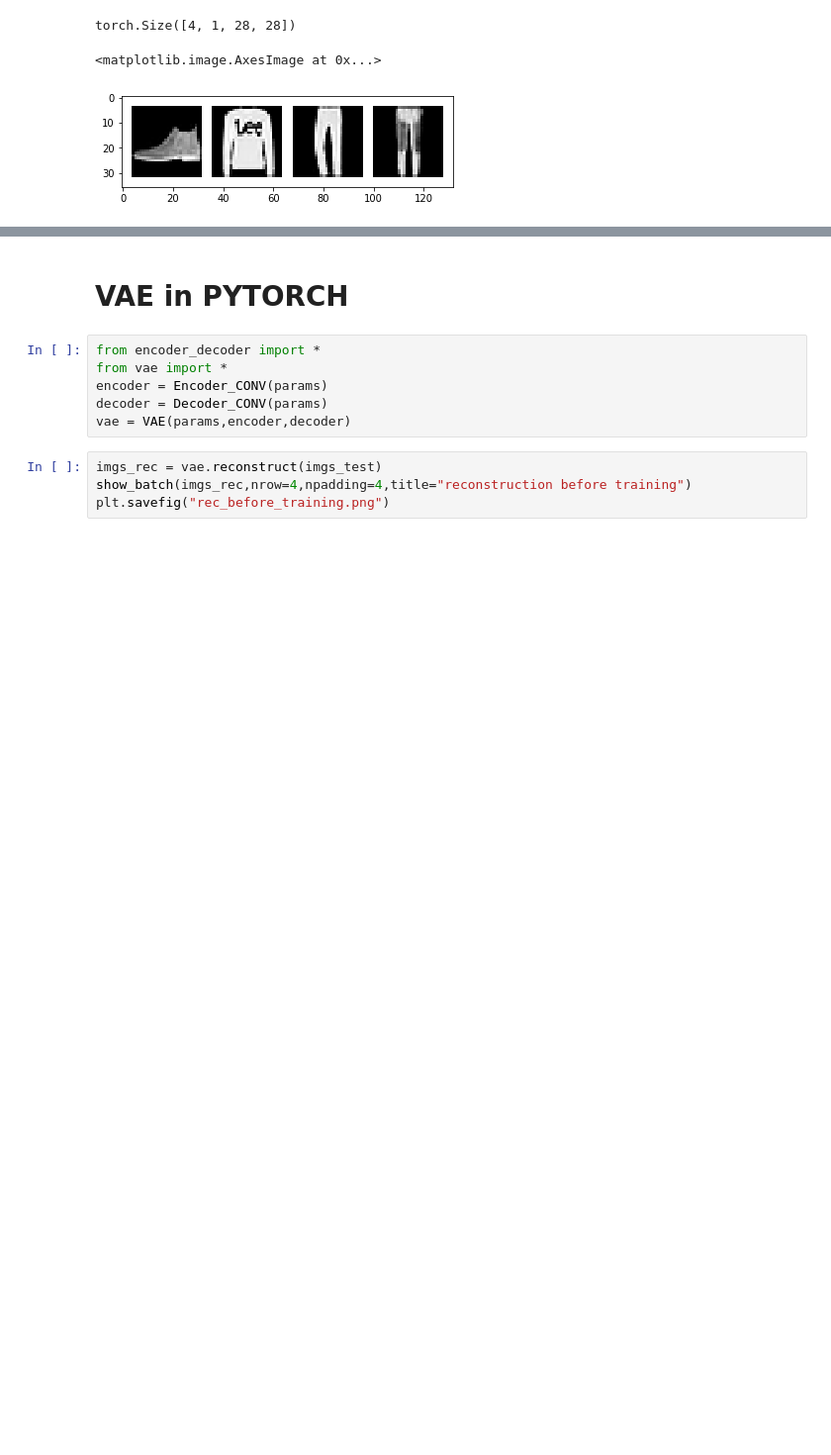
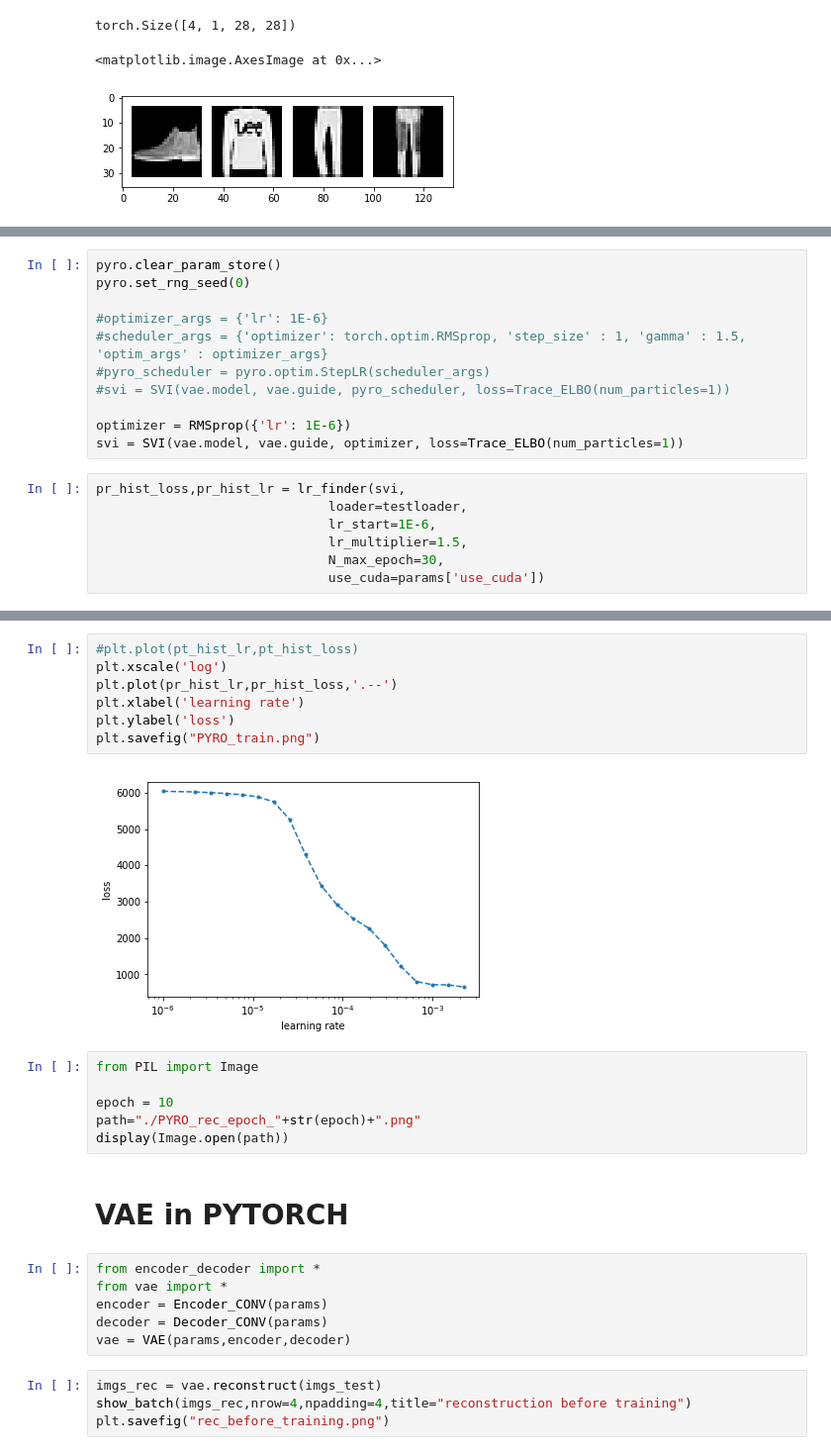
Before and after one commit to dalessioluca/VAE_PYRO, a Jupyter notebook: MAIN.ipynb, the cells around one changed output, grey strips where cells are left out. Shown at 99% size. Cells and saved outputs as stored; diff of their text form; blank space fills up the shorter version.

Commit message:
lr_range_finder works

```diff
--- a/MAIN.ipynb
+++ b/MAIN.ipynb
@@ -55,0 +80,18 @@ torch.Size([4, 1, 28, 28])
+# %%
+pyro.clear_param_store()
+pyro.set_rng_seed(0)
+
+#optimizer_args = {'lr': 1E-6}
+#scheduler_args = {'optimizer': torch.optim.RMSprop, 'step_size' : 1, 'gamma' : 1.5, 'optim_args' : optimizer_args}
+#pyro_scheduler = pyro.optim.StepLR(scheduler_args)
+#svi = SVI(vae.model, vae.guide, pyro_scheduler, loss=Trace_ELBO(num_particles=1))
+
+optimizer = RMSprop({'lr': 1E-6})
+svi = SVI(vae.model, vae.guide, optimizer, loss=Trace_ELBO(num_particles=1))
+# %%
+pr_hist_loss,pr_hist_lr = lr_finder(svi,
+                              loader=testloader,
+                              lr_start=1E-6,
+                              lr_multiplier=1.5,
+                              N_max_epoch=30,
+                              use_cuda=params['use_cuda'])
@@ -56,3 +119,18 @@ torch.Size([4, 1, 28, 28])
+# %%
+#plt.plot(pt_hist_lr,pt_hist_loss)
+plt.xscale('log')
+plt.plot(pr_hist_lr,pr_hist_loss,'.--')
+plt.xlabel('learning rate')
+plt.ylabel('loss')
+plt.savefig("PYRO_train.png")
+# %% [output]
+[figure, added]
+# %%
+from PIL import Image
+
+epoch = 10
+path="./PYRO_rec_epoch_"+str(epoch)+".png"
+display(Image.open(path))
 # %% [markdown]
 # VAE in PYTORCH
 # %%
```
Also changed, not shown: parts of 18 cells of this notebook, 1 other file.
